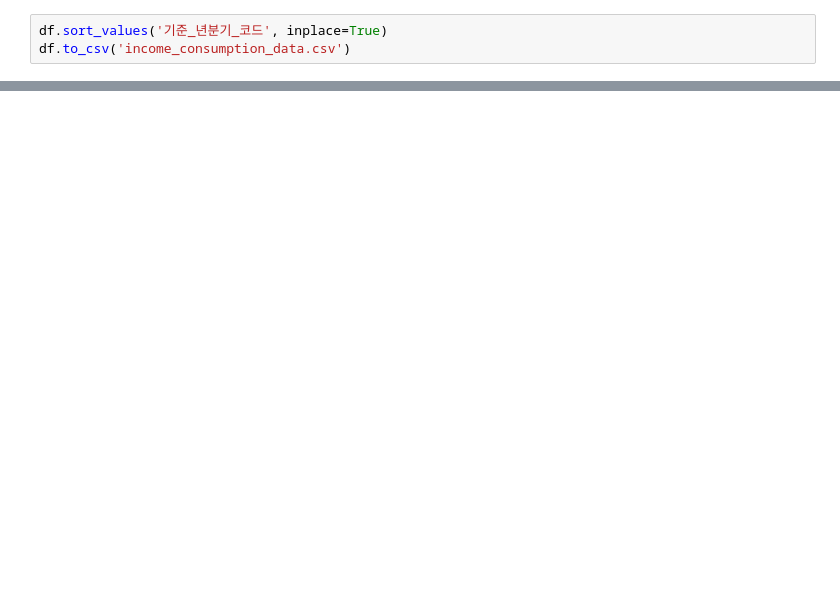
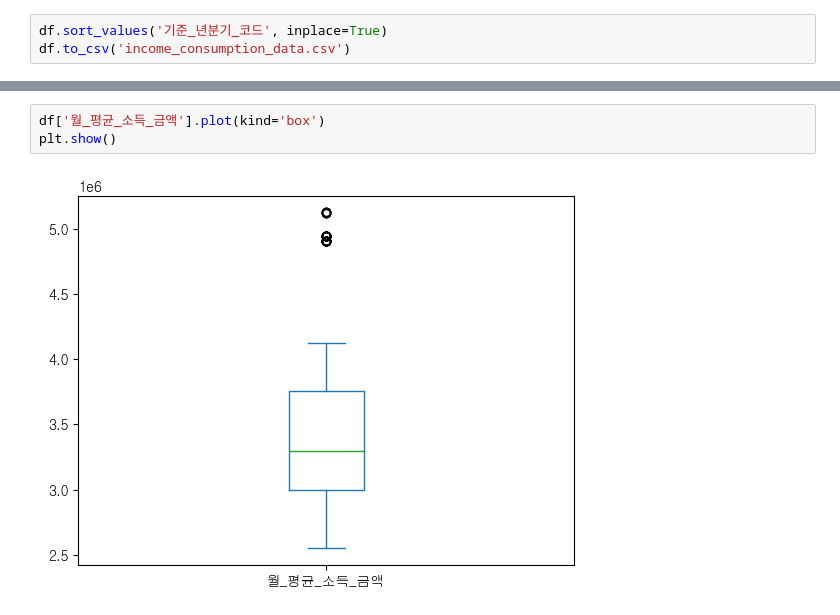
Before and after one commit to SKNetworks-AI19-250818/SKN19_2nd_1team, a Jupyter notebook: eda/income_consumption/income_consumption.ipynb, the cells around one changed output, grey strips where cells are left out. Cells and saved outputs as stored; diff of their text form; blank space fills up the shorter version.

```diff
--- a/eda/income_consumption/income_consumption.ipynb
+++ b/eda/income_consumption/income_consumption.ipynb
@@ -54,0 +75,5 @@ df.to_csv('income_consumption_data.csv')
+# %%
+df['월_평균_소득_금액'].plot(kind='box')
+plt.show()
+# %% [output]
+[figure, added]
```
Also changed, not shown: parts of 5 cells of this notebook.
